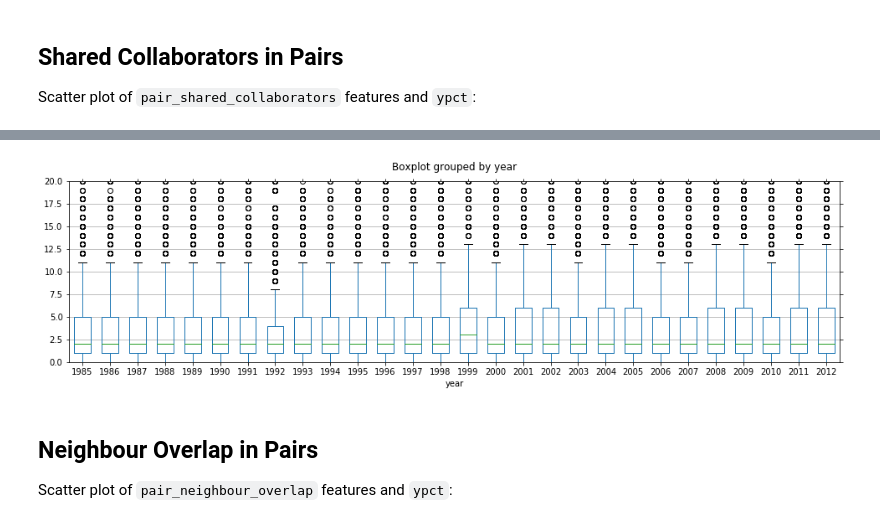
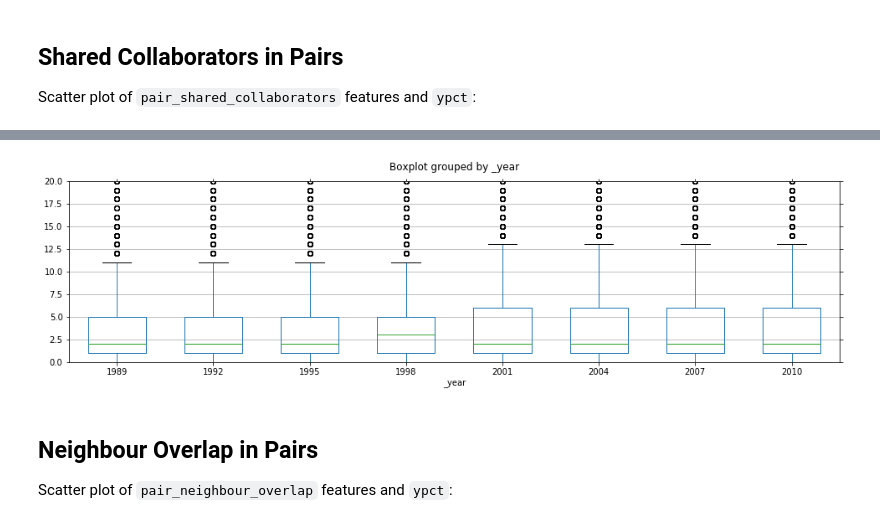
Before and after one commit to code-energy/teamspector, a Jupyter notebook: teamspector/datasets/imdbws/visualizations/eda-experiment.ipynb, the cells around one changed output, grey strips where cells are left out. Cells and saved outputs as stored; diff of their text form; code cells hidden in the pictures.

```diff
--- a/teamspector/datasets/imdbws/visualizations/eda-experiment.ipynb
+++ b/teamspector/datasets/imdbws/visualizations/eda-experiment.ipynb
@@ -222,7 +225,5 @@ dfx[f].corr()
 # %%
-df['_year'] = df.year.map(lambda x: x - (x % 3 ))
-
-ax = df.boxplot('ego_previous_rating_std_dev', by='year', figsize=(16,4), showfliers=False, widths=0.6)
+ax = df.boxplot('ego_previous_rating_std_dev', by='_year', figsize=(16,4), showfliers=False, widths=0.6)
 ax.tick_params(which='both', bottom='off', top='off', left='off', right='off')
 ax.set_title('')
 ax.xaxis.grid(False)
@@ -279,7 +280,5 @@ dfx[f].corr()
 # %%
-df['_year'] = df.year.map(lambda x: x - (x % 3 ))
-
-ax = df.boxplot('team_closeness', by='year', figsize=(16,4), widths=0.6)
+ax = df.boxplot('team_closeness', by='_year', figsize=(16,4), widths=0.6)
 ax.tick_params(which='both', bottom='off', top='off', left='off', right='off')
 ax.set_title('')
 ax.xaxis.grid(False)
@@ -308,7 +307,5 @@ ax = df.hist('team_size', log=True, bins=20, figsize=(15,4))
 # %%
-df['_year'] = df.year.map(lambda x: x - (x % 3 ))
-
-ax = df.boxplot('team_size', by='year', figsize=(16,4), widths=0.6)
+ax = df.boxplot('team_size', by='_year', figsize=(16,4), widths=0.6)
 ax.tick_params(which='both', bottom='off', top='off', left='off', right='off')
 ax.set_title('')
 ax.set_ylim(2, 20)
@@ -366,7 +363,5 @@ dfx[f].corr()
 # %%
-df['_year'] = df.year.map(lambda x: x - (x % 3 ))
-
-ax = df.boxplot('ego_network_constraint_mean', by='year', figsize=(16,4), widths=0.6)
+ax = df.boxplot('ego_network_constraint_mean', by='_year', figsize=(16,4), widths=0.6)
 ax.tick_params(which='both', bottom='off', top='off', left='off', right='off')
 ax.set_title('')
 ax.xaxis.grid(False)
@@ -422,13 +417,11 @@ dfx[f].corr()
 # %%
-df['_year'] = df.year.map(lambda x: x - (x % 3 ))
-
-ax = df.boxplot('pair_shared_collaborators_maximum', by='year', figsize=(16,4), widths=0.6)
+ax = df.boxplot('pair_shared_collaborators_maximum', by='_year', figsize=(16,4), widths=0.6)
 ax.tick_params(which='both', bottom='off', top='off', left='off', right='off')
 ax.set_title('')
 ax.set_ylim(0, 20)
 ax.xaxis.grid(False)
 # %% [output]
-[figure, old version]
+[figure, new version]
 # %% [markdown]
 ## Neighbour Overlap in Pairs
 
```
Also changed, not shown: parts of 67 cells of this notebook.
